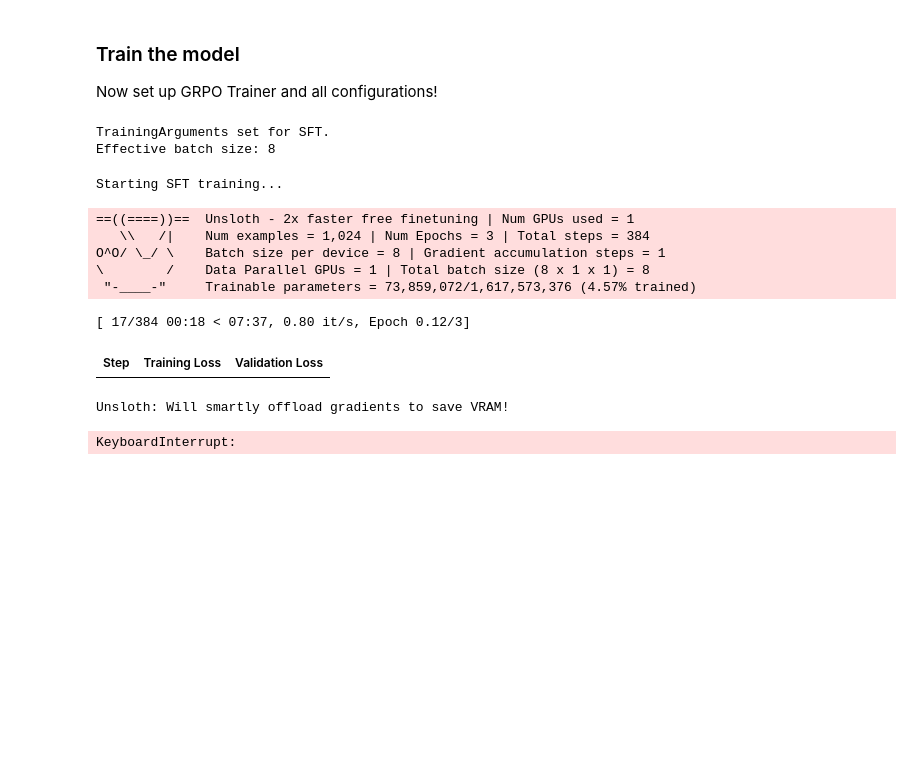
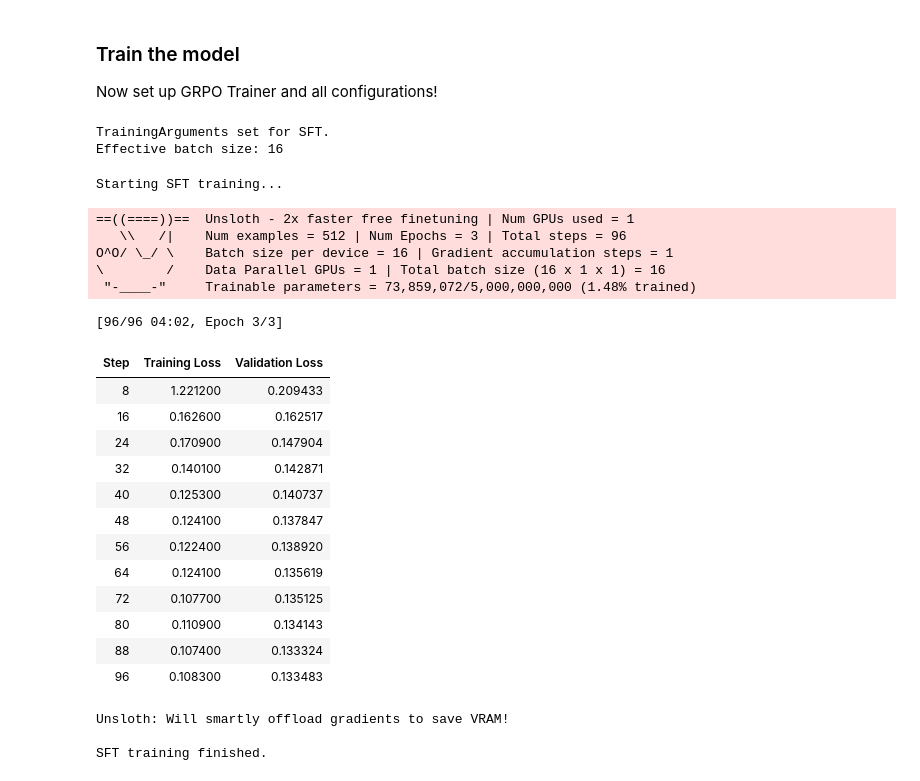
Before and after one commit to ZiyuanMa/llm-math-post-training, a Jupyter notebook: sft.ipynb, the cells around one changed output. Saved outputs shown, nothing was run; the diff lists cells and outputs as text; code cells hidden in the pictures; blank space fills up the shorter version.

```diff
--- a/sft.ipynb
+++ b/sft.ipynb
@@ -1,24 +1,24 @@
 # %%
 from unsloth import FastLanguageModel, is_bfloat16_supported
-max_seq_length = 1024 # Can increase for longer reasoning traces
-lora_rank = 64 # Larger rank = smarter, but slower
+max_seq_length = 768
+lora_rank = 64
 
 model, tokenizer = FastLanguageModel.from_pretrained(
     model_name = "Qwen/Qwen2.5-1.5B-Instruct",
     max_seq_length = max_seq_length,
-    load_in_4bit = False,
-    fast_inference=True,
+    load_in_4bit = True,
+    full_finetuning=False
 )
 
 model = FastLanguageModel.get_peft_model(
     model,
-    r = lora_rank, # Choose any number > 0 ! Suggested 8, 16, 32, 64, 128
+    r = lora_rank,
     target_modules = [
         "q_proj", "k_proj", "v_proj", "o_proj",
         "gate_proj", "up_proj", "down_proj",
-    ], # Remove QKVO if out of memory
+    ],
     lora_alpha = lora_rank,
-    use_gradient_checkpointing = "unsloth", # Enable long context finetuning
+    use_gradient_checkpointing = "unsloth",
     random_state = 3407,
 )
 # %% [output]
@@ -169,14 +186,16 @@ training_args = TrainingArguments(
     per_device_train_batch_size = 16,
     gradient_accumulation_steps = 1,
     warmup_ratio = 0.1,
+    max_grad_norm = 1.0,
+    weight_decay=0.01,
     num_train_epochs = 3,
-    learning_rate = 4e-4,
+    learning_rate = 5e-4,
     logging_steps = 5,
     optim = "adamw_8bit",
     save_strategy = "steps",
-    save_steps = 50,
+    save_steps = 8,
     eval_strategy = "steps",
-    eval_steps = 25,
+    eval_steps = 8,
     bf16 = bf16_supported,
     fp16 = not bf16_supported,
     output_dir = "outputs_sft",
@@ -188,38 +207,48 @@ print("\nTrainingArguments set for SFT.")
 print(f"Effective batch size: {training_args.per_device_train_batch_size * training_args.gradient_accumulation_steps}")
 # %% [output]
 TrainingArguments set for SFT.
-Effective batch size: 8
+Effective batch size: 16
 # %%
 from trl import SFTTrainer
 
 trainer = SFTTrainer(
     model = model,
     tokenizer = tokenizer,
     train_dataset = train_dataset,
-    eval_dataset = eval_dataset,
+    eval_dataset = eval_sft_dataset_for_loss,
     args = training_args,
     dataset_text_field = "text",
     max_seq_length = max_seq_length,
     dataset_num_proc = 2,
     packing = False,
 )
 
-
 print("\nStarting SFT training...")
 trainer.train()
 print("\nSFT training finished.")
 
-final_adapter_path = "sft_final_adapter"
-trainer.save_model(final_adapter_path)
-print(f"\nFinal SFT LoRA adapter saved to {final_adapter_path}")
+model.save_lora("sft_final_lora")
 # %% [output]
 Starting SFT training...
 ==((====))==  Unsloth - 2x faster free finetuning | Num GPUs used = 1
-   \\   /|    Num examples = 1,024 | Num Epochs = 3 | Total steps = 384
-O^O/ \_/ \    Batch size per device = 8 | Gradient accumulation steps = 1
-\        /    Data Parallel GPUs = 1 | Total batch size (8 x 1 x 1) = 8
- "-____-"     Trainable parameters = 73,859,072/1,617,573,376 (4.57% trained)
+   \\   /|    Num examples = 512 | Num Epochs = 3 | Total steps = 96
+O^O/ \_/ \    Batch size per device = 16 | Gradient accumulation steps = 1
+\        /    Data Parallel GPUs = 1 | Total batch size (16 x 1 x 1) = 16
+ "-____-"     Trainable parameters = 73,859,072/5,000,000,000 (1.48% trained)
-[ 17/384 00:18 < 07:37, 0.80 it/s, Epoch 0.12/3]
+[96/96 04:02, Epoch 3/3]
 | Step | Training Loss | Validation Loss |
+| 8 | 1.221200 | 0.209433 |
+| 16 | 0.162600 | 0.162517 |
+| 24 | 0.170900 | 0.147904 |
+| 32 | 0.140100 | 0.142871 |
+| 40 | 0.125300 | 0.140737 |
+| 48 | 0.124100 | 0.137847 |
+| 56 | 0.122400 | 0.138920 |
+| 64 | 0.124100 | 0.135619 |
+| 72 | 0.107700 | 0.135125 |
+| 80 | 0.110900 | 0.134143 |
+| 88 | 0.107400 | 0.133324 |
+| 96 | 0.108300 | 0.133483 |
 Unsloth: Will smartly offload gradients to save VRAM!
+
+SFT training finished.
-KeyboardInterrupt:
```
Also changed, not shown: parts of 4 cells of this notebook, 6 other files.
